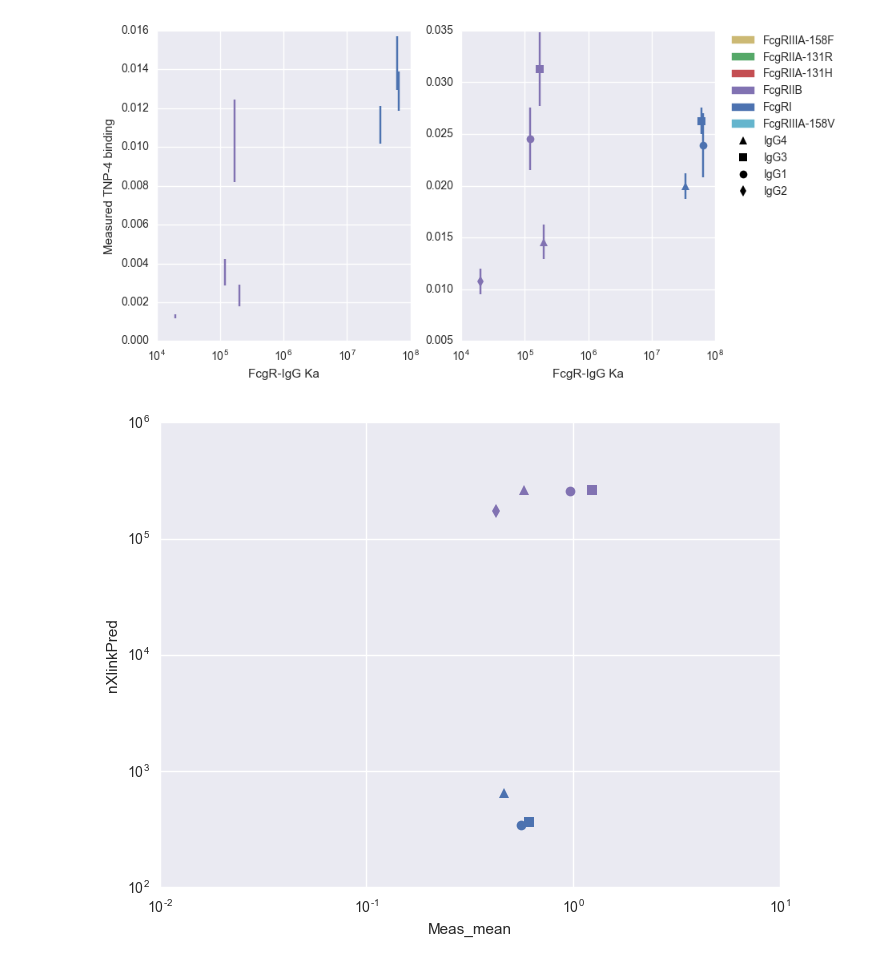
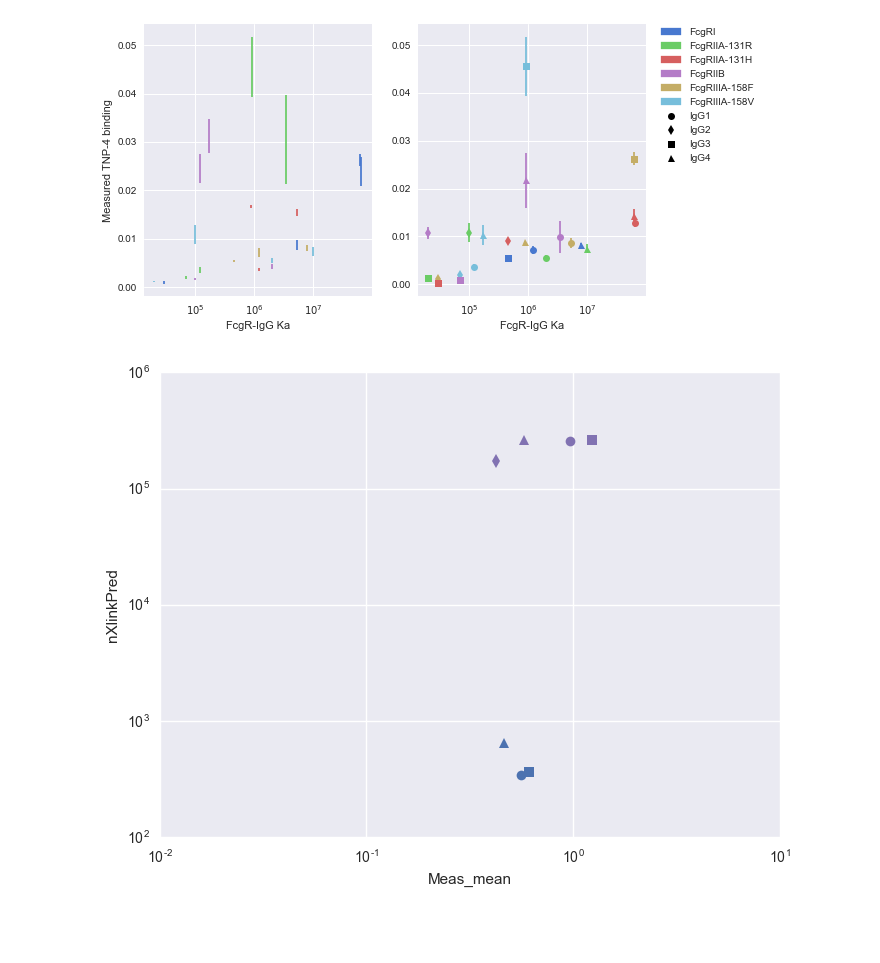
Before and after one commit to meyer-lab/FcgR-binding, a Jupyter notebook: Chain Analysis.ipynb, the cells around one changed output. Cells and saved outputs as stored; diff of their text form; code cells hidden in the pictures; blank space fills up the shorter version.

Commit message:
Restrict avidity slightly, minor fix to StoneModelVarKx.

```diff
--- a/Chain Analysis.ipynb
+++ b/Chain Analysis.ipynb
@@ -25,0 +27,8 @@ StoneHelper.plotFit(StoneHelper.getFitMeasMergedSummarized(M, p))
+# %%
+M, dset = StoneHelper.read_chain("mcmc_chain.h5")
+
+bestIDX = np.argmax(dset['LL'])
+
+p = dset.iloc[bestIDX,:][2:].as_matrix()
+
+Figure2.plotFit(StoneHelper.getFitMeasMergedSummarized(M, p))
@@ -26,7 +37,7 @@ StoneHelper.plotFit(StoneHelper.getFitMeasMergedSummarized(M, p))
 # %%
-StoneHelper.plotNormalizedBindingvsKA(StoneHelper.getFitMeasMergedSummarized(M, p))
+Figure1.plotNormalizedBindingvsKA(StoneHelper.getFitMeasMergedSummarized(M, p))
 # %% [output]
-[figure, old version]
+[figure, new version]
 # %%
 StoneHelper.plotQuant(StoneHelper.getFitMeasMergedSummarized(M, p), 'Meas_mean', 'nXlinkPred')
 # %% [output]
```
Also changed, not shown: parts of 3 cells of this notebook, 2 other files.
